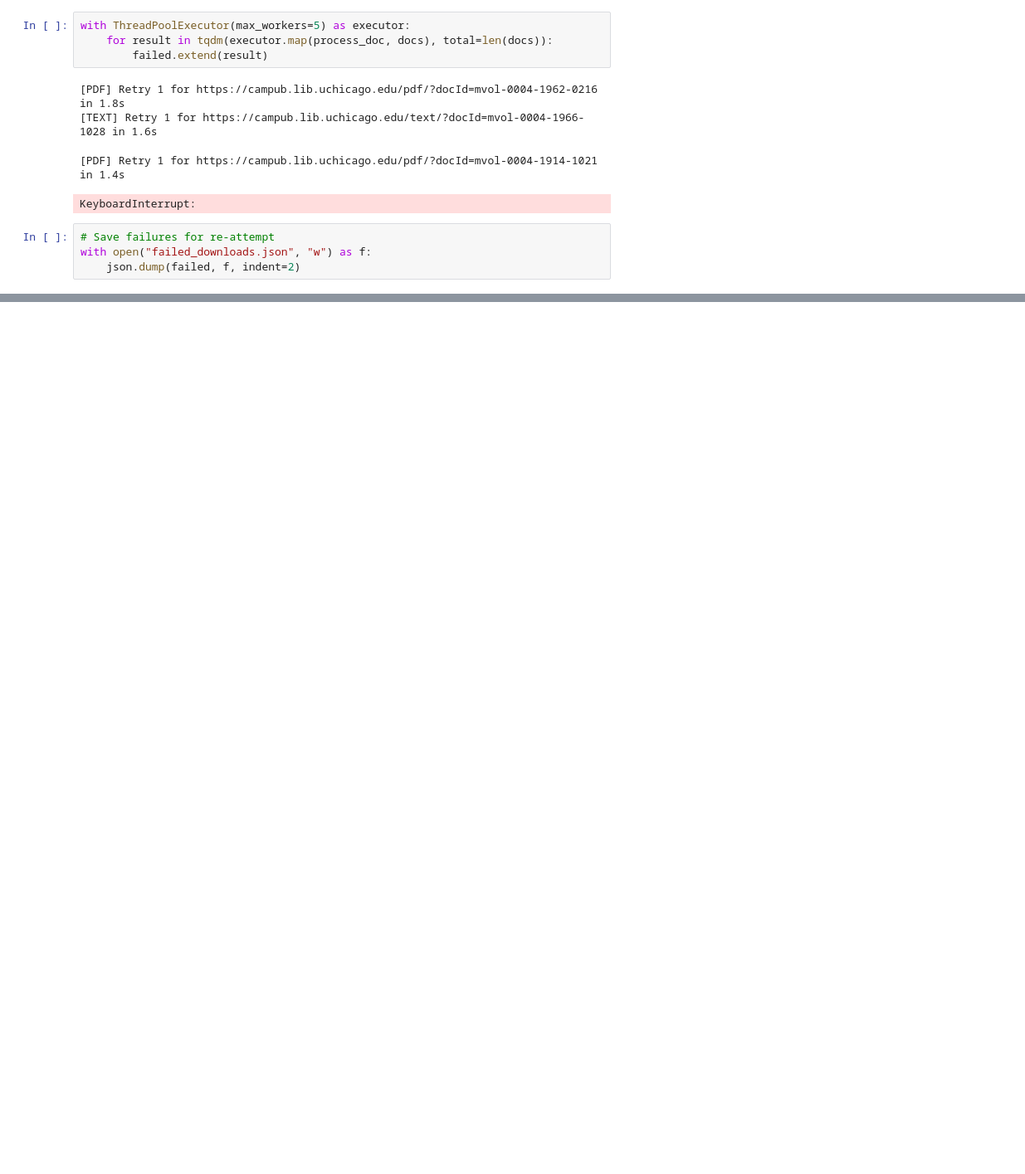
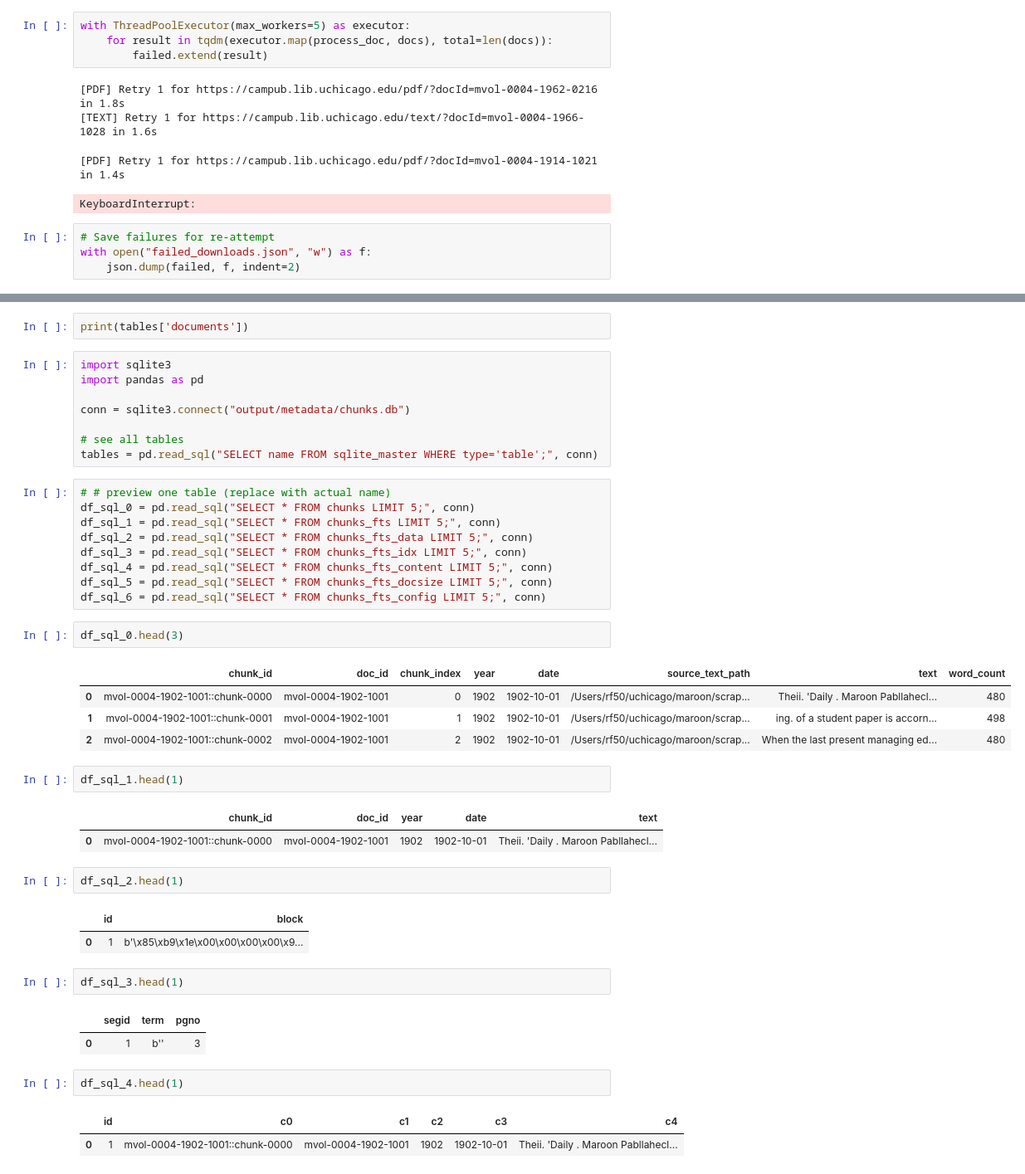
Before and after one commit to atisor73/ask-maroon, a Jupyter notebook: data_pipeline/scraper.ipynb, the cells around one changed output, grey strips where cells are left out. Shown at 83% size. Drawn from its saved outputs; the diff is of its cells as text; blank space fills up the shorter version.

```diff
--- a/scraper.ipynb
+++ b/data_pipeline/scraper.ipynb
@@ -476,0 +509,46 @@ with open("failed_downloads.json", "w") as f:
+# %%
+print(tables['documents'])
+# %%
+import sqlite3
+import pandas as pd
+
+conn = sqlite3.connect("output/metadata/chunks.db")
+
+# see all tables
+tables = pd.read_sql("SELECT name FROM sqlite_master WHERE type='table';", conn)
+# %%
+# # preview one table (replace with actual name)
+df_sql_0 = pd.read_sql("SELECT * FROM chunks LIMIT 5;", conn)
+df_sql_1 = pd.read_sql("SELECT * FROM chunks_fts LIMIT 5;", conn)
+df_sql_2 = pd.read_sql("SELECT * FROM chunks_fts_data LIMIT 5;", conn)
+df_sql_3 = pd.read_sql("SELECT * FROM chunks_fts_idx LIMIT 5;", conn)
+df_sql_4 = pd.read_sql("SELECT * FROM chunks_fts_content LIMIT 5;", conn)
+df_sql_5 = pd.read_sql("SELECT * FROM chunks_fts_docsize LIMIT 5;", conn)
+df_sql_6 = pd.read_sql("SELECT * FROM chunks_fts_config LIMIT 5;", conn)
+# %%
+df_sql_0.head(3)
+# %% [output]
+|  | chunk_id | doc_id | chunk_index | year | date | source_text_path | text | word_count |
+| 0 | mvol-0004-1902-1001::chunk-0000 | mvol-0004-1902-1001 | 0 | 1902 | 1902-10-01 | /Users/rf50/uchicago/maroon/scrap... | Theii. 'Daily . Maroon Pabllahecl... | 480 |
+| 1 | mvol-0004-1902-1001::chunk-0001 | mvol-0004-1902-1001 | 1 | 1902 | 1902-10-01 | /Users/rf50/uchicago/maroon/scrap... | ing. of a student paper is accorn... | 498 |
+| 2 | mvol-0004-1902-1001::chunk-0002 | mvol-0004-1902-1001 | 2 | 1902 | 1902-10-01 | /Users/rf50/uchicago/maroon/scrap... | When the last present managing ed... | 480 |
+# %%
+df_sql_1.head(1)
+# %% [output]
+|  | chunk_id | doc_id | year | date | text |
+| 0 | mvol-0004-1902-1001::chunk-0000 | mvol-0004-1902-1001 | 1902 | 1902-10-01 | Theii. 'Daily . Maroon Pabllahecl... |
+# %%
+df_sql_2.head(1)
+# %% [output]
+|  | id | block |
+| 0 | 1 | b'\x85\xb9\x1e\x00\x00\x00\x00\x9... |
+# %%
+df_sql_3.head(1)
+# %% [output]
+|  | segid | term | pgno |
+| 0 | 1 | b'' | 3 |
+# %%
+df_sql_4.head(1)
+# %% [output]
+|  | id | c0 | c1 | c2 | c3 | c4 |
+| 0 | 1 | mvol-0004-1902-1001::chunk-0000 | mvol-0004-1902-1001 | 1902 | 1902-10-01 | Theii. 'Daily . Maroon Pabllahecl... |
```
Also changed, not shown: parts of 8 cells of this notebook, 18 other files.
